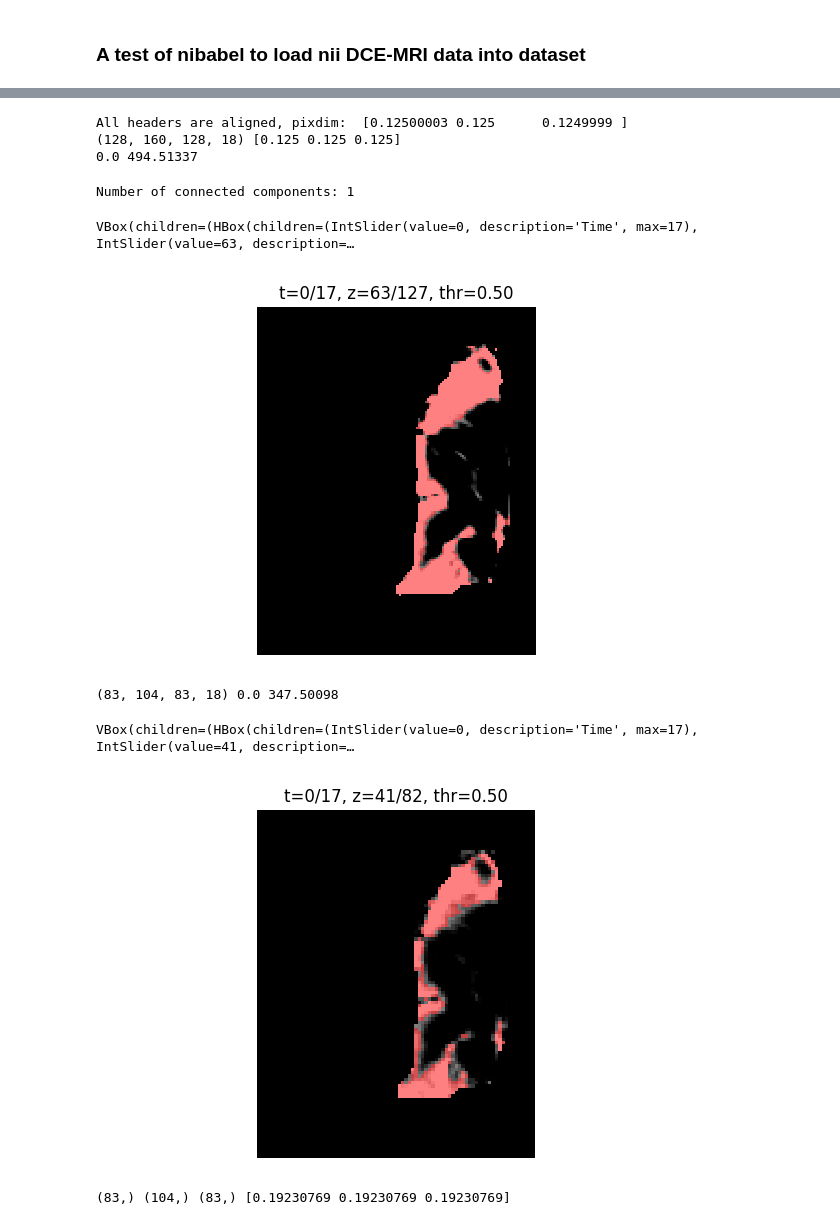
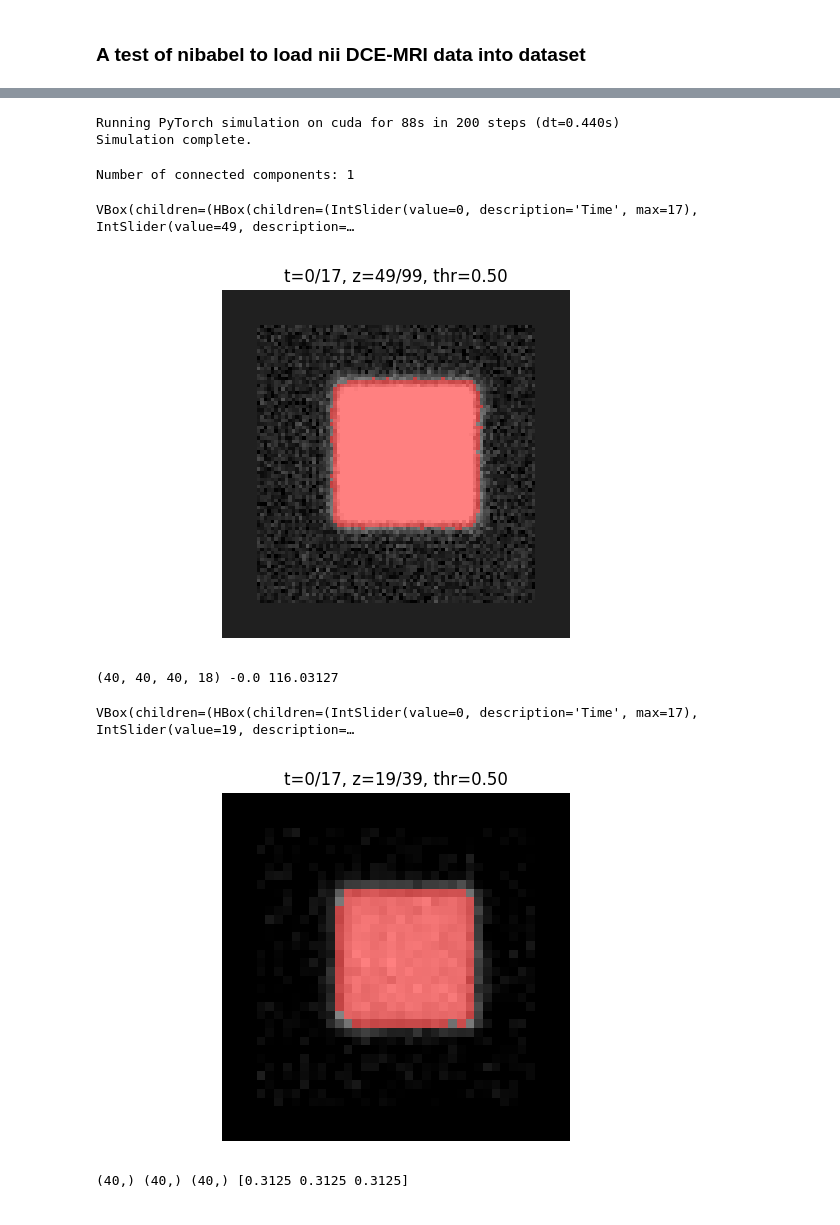
Before and after one commit to Winfred666/MRI_PINN, a Jupyter notebook: mri_dateset_generator.ipynb, the cells around one changed output, grey strips where cells are left out. Cells and saved outputs as stored; diff of their text form; code cells hidden in the pictures.

Commit message:
add sphere test, move denoise module back to c_net

```diff
--- a/mri_dateset_generator.ipynb
+++ b/mri_dateset_generator.ipynb
@@ -3,13 +3,18 @@
 # %%
 # Select the image to downsample (e.g., imgs[0])
 
-zoom_factors = (0.65, 0.65, 0.65)
+zoom_factors = (0.4, 0.4, 0.4)
 timeindex = list(range(9, 27))  # 4,5,...35, total 32 time points
+
+# Test data will create a sphere around the center and do forward step according to advect-diffuse model
+# now only save path is required
+is_test_data = True
 
 data_template = "data/KX078_DCE_nii_data/psnrT1_FLASH_3D_{:04d}.nii"
 mask_path = "data/KX078_DCE_nii_data/Template_C57Bl6_n30_brain_KX_078.nii"
 mask_erosion_iter = 10 # if affect mask outside of
-save_path = "data/KX078_DCE_nii_data/dataset_downsampled.npz"
+# save_path = "data/KX078_DCE_nii_data/dataset_downsampled.npz"
+save_path = "data/test_nii_data/dataset_downsampled.npz"
 # %%
 import numpy as np
 import nibabel as nib
@@ -45,18 +53,39 @@ def read_nii_list(template, data_index):
 # WARNING: time stamp is related to the actual acquisition time, should record them as part of metadata.
 timestamp = [(t - 4) * 4 for t in timeindex]  # in minutes, 4th minute is the injection time, then record MRI every 4 minutes
 
-imgs, pixdim = read_nii_list(data_template, timeindex)
-imgs[imgs < 0] = 0
+if is_test_data:
+    from utils.forward_sim import generate_block_concentration, generate_swirl_velocity_field, generate_constant_velocity_field, advect_diffuse_forward_simulation
+    domain_shape = (100,100,100)
+    pixdim = (0.125, 0.125, 0.125)  # in mm
+    D_coeff = 2e-3  # in mm^2/min, WARNING: later if D is not learnable, please set ground truth D in the model config as well
+    noise_level_init = 2.0
+    noise_level_obs = 5.0
+    init_volume = generate_block_concentration(*domain_shape, noise_level=noise_level_init)
+    # vx,vy,vz = generate_swirl_velocity_field(*domain_shape, pixdim[0], v0=0.01)
+    vx,vy,vz = generate_constant_velocity_field(
+        *domain_shape, pixdim[0], v_cell_val=(0.15, 0.15, 0.0)
+    )
+    total_step = 200
+    imgs = advect_diffuse_forward_simulation(init_volume, vx, vy, vz, D_coeff, timestamp[-1], num_steps=total_step, voxel_dims=pixdim)
+    # still only select the timestamps we defined
+    imgs = np.array(imgs,dtype=np.float32)[(np.array(timestamp)/timestamp[-1] * total_step).astype(int)]
+    # reshape imgs to (nx, ny, nz, nt)
+    imgs = np.transpose(imgs, (1,2,3,0))
+    # after simulation, add noise to all time frames
+    imgs += np.random.normal(0, noise_level_obs, imgs.shape)
+    mask = np.ones(domain_shape, dtype=bool)
+else:
+    imgs, pixdim = read_nii_list(data_template, timeindex)
+    imgs[imgs < 0] = 0
 
-print(imgs.shape, pixdim)  # (nx, ny, nz, nt), (dx, dy, dz)
-print(imgs[:,:,:,0].min(), imgs[:,:,:,0].max())
+    print(imgs.shape, pixdim)  # (nx, ny, nz, nt), (dx, dy, dz)
+    print(imgs[:,:,:,0].min(), imgs[:,:,:,0].max())
 
-mask = nib.load(mask_path)
-mask = np.asanyarray(mask.dataobj, dtype=bool)
+    mask = nib.load(mask_path)
+    mask = np.asanyarray(mask.dataobj, dtype=bool)
 # %% [output]
-All headers are aligned, pixdim:  [0.12500003 0.125      0.1249999 ]
-(128, 160, 128, 18) [0.125 0.125 0.125]
-0.0 494.51337
+Running PyTorch simulation on cuda for 88s in 200 steps (dt=0.440s)
+Simulation complete.
 # %%
 postmask = binary_erosion(mask, iterations=mask_erosion_iter)
 
@@ -76,29 +105,29 @@ Number of connected components: 1
 # %%
 _ = draw_nifti_slices_with_time(imgs, brain_mask=postmask, percentiles=(1,98), slice_along_axis='z')
 # %% [output]
-VBox(children=(HBox(children=(IntSlider(value=0, description='Time', max=17), IntSlider(value=63, description=…
+VBox(children=(HBox(children=(IntSlider(value=0, description='Time', max=17), IntSlider(value=49, description=…
-[figure, old version]
+[figure, new version]
 # %%
 
 pixdim = pixdim / np.array(zoom_factors)
 
 # zoom and masked (optionally threshold) each image in the 4D array
 zoom_factors_4d = (*zoom_factors, 1)
 
 downsampled_mask = zoom(postmask.astype(float), zoom_factors, order=1) > 0.5 # Use linear for masks
 
 down_imgs = zoom(imgs, zoom_factors_4d, order=3)
 down_imgs *= downsampled_mask[..., np.newaxis]  # apply mask
 
 down_imgs[down_imgs < 0] = 0
 
 # Print the new shape
 print(down_imgs.shape, down_imgs.min(), down_imgs.max())
-_ = draw_nifti_slices_with_time(down_imgs)
+_ = draw_nifti_slices_with_time(down_imgs, percentiles=(0,100))
 # %% [output]
-(83, 104, 83, 18) 0.0 347.50098
+(40, 40, 40, 18) -0.0 116.03127
-VBox(children=(HBox(children=(IntSlider(value=0, description='Time', max=17), IntSlider(value=41, description=…
+VBox(children=(HBox(children=(IntSlider(value=0, description='Time', max=17), IntSlider(value=19, description=…
-[figure, old version]
+[figure, new version]
 # %%
 # prepare x, which is from pixdim per voxel
 x = np.arange(0, down_imgs.shape[0]) * pixdim[0]
@@ -118,4 +147,4 @@ np.savez_compressed(save_path,
                     z=z.astype(np.float32),
                     t=np.array(timestamp, dtype=np.float32),)
 # %% [output]
-(83,) (104,) (83,) [0.19230769 0.19230769 0.19230769]
+(40,) (40,) (40,) [0.3125 0.3125 0.3125]
```
Also changed, not shown: parts of 1 cell of this notebook, 10 other files.
